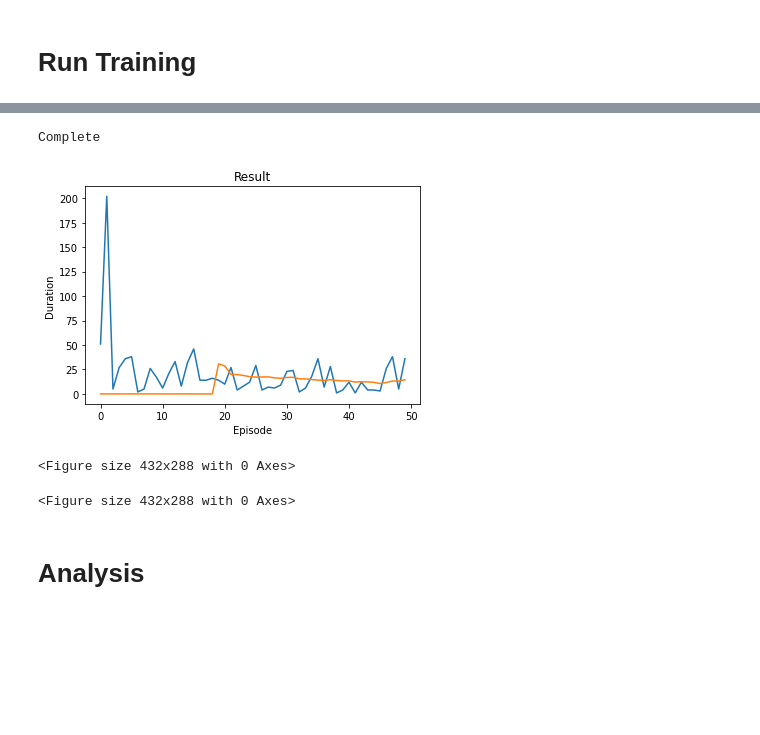
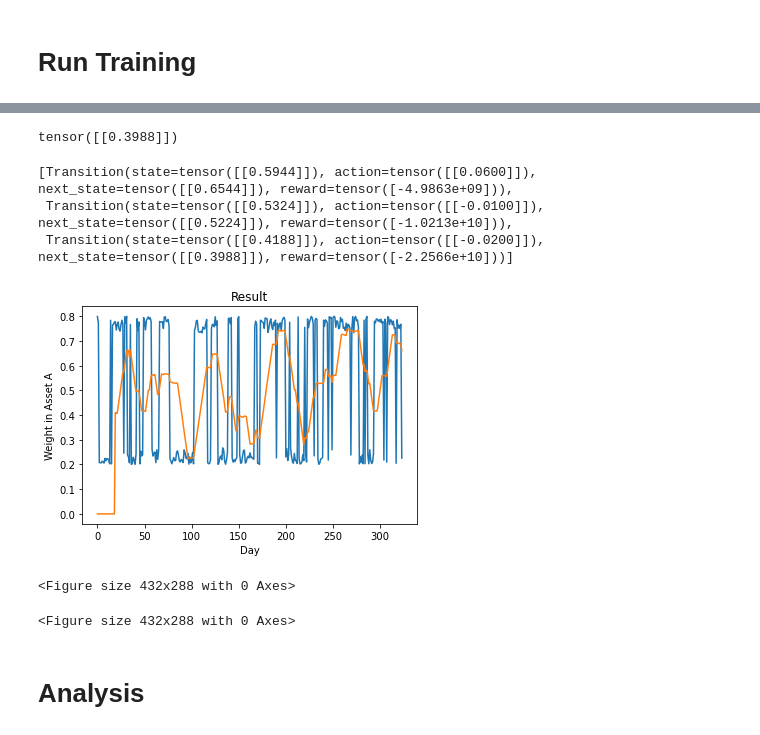
Before and after one commit to roymgabriel/Portfolio-Rebalancing-DQN, a Jupyter notebook: DQN.ipynb, the cells around one changed output, grey strips where cells are left out. Cells and saved outputs as stored; diff of their text form; code cells hidden in the pictures; blank space fills up the shorter version.

Commit message:
Incorporated Mean/Var

```diff
--- a/DQN.ipynb
+++ b/DQN.ipynb
@@ -330,0 +408,2 @@ def optimize_model():
+# %%
+reward = torch.tensor([reward], device=device, dtype=torch.float32)
@@ -331,63 +414,91 @@ def optimize_model():
+# %%
+next_state = torch.tensor(observation, dtype=torch.float32, device=device).unsqueeze(0)
+next_state
+# %% [output]
+tensor([[0.3988]])
+# %%
+memory.push(state, action, next_state, reward)
+state = next_state
+optimize_model()
+# %%
+memory.sample(3)
+# %% [output]
+[Transition(state=tensor([[0.5944]]), action=tensor([[0.0600]]), next_state=tensor([[0.6544]]), reward=tensor([-4.9863e+09])),
+ Transition(state=tensor([[0.5324]]), action=tensor([[-0.0100]]), next_state=tensor([[0.5224]]), reward=tensor([-1.0213e+10])),
+ Transition(state=tensor([[0.4188]]), action=tensor([[-0.0200]]), next_state=tensor([[0.3988]]), reward=tensor([-2.2566e+10]))]
 # %%
-if torch.cuda.is_available():
-    num_episodes = 600
-else:
-    num_episodes = 50
+# if torch.cuda.is_available():
+#     num_episodes = 600
+# else:
+#     num_episodes = 50
+
+num_episodes = 1000
 # %%
+w_A_dict = dict()
 weightA_array = []
 total_cost_array = []
+# TODO: Change num episodes to be in loop and loop outside based on each row in dataframe of data
+for i in range(1, len(returns_df)):
+    w_A_dict[i] = []
 
-for i_episode in range(num_episodes):
-    # Initialize the environment and get it's state
-    state, info = env.reset()
-    state = torch.tensor(state, dtype=torch.float32, device=device).unsqueeze(0)
-    for t in count():
+    # update mean and variance at each time step
+    current_mean, current_var = get_portfolio_stats(ret_df=returns_df, var_df=A, idx_loc=i)
+    env.sigma_current = current_var
+    env.mu = current_mean
+
+    for i_episode in range(num_episodes):
+        # Initialize the environment and get it's state
+        state, info = env.reset()
+        state = torch.tensor(state, dtype=torch.float32, device=device).unsqueeze(0)
+        w_A_dict[i].append(state.squeeze().clone().detach())
+
         action = select_action(state)
         observation, reward, done = env.step(action.item())
-        reward = torch.tensor([reward], device=device)
+        reward = torch.tensor([reward], device=device, dtype=torch.float32)
 
         if done:
             next_state = None
+            # store variables for plotting
+            weightA_array.append(state.squeeze().clone().detach())
+            total_cost_array.append(-reward.squeeze().clone().detach())
         else:
-            # store variables for plotting
-            weightA_array.append(np.float32(state.squeeze()))
-            total_cost_array.append(-np.float32(reward.squeeze()))
-
             # get new state
             next_state = torch.tensor(observation, dtype=torch.float32, device=device).unsqueeze(0)
 
         # Store the transition in memory
         memory.push(state, action, next_state, reward)
 
         # Move to the next state
         state = next_state
 
         # Perform one step of the optimization (on the policy network)
         optimize_model()
 
         # Soft update of the target network's weights
         # θ′ ← τ θ + (1 −τ )θ′
         target_net_state_dict = target_net.state_dict()
         policy_net_state_dict = policy_net.state_dict()
         for key in policy_net_state_dict:
             target_net_state_dict[key] = policy_net_state_dict[key]*TAU + target_net_state_dict[key]*(1-TAU)
         target_net.load_state_dict(target_net_state_dict)
 
+
+
         if done:
-            episode_durations.append(t + 1)
-            plot_durations()
-
+            # episode_durations.append(t + 1)
+            plot_weights(weights=weightA_array)
             break
 
-print('Complete')
-plot_durations(show_result=True)
-plt.ioff()
-plt.show()
+    # print('Complete')
+    # TODO: Plot weights over time
+    # TODO: show when rebalancing occured
+    plot_weights(weights=weightA_array, show_result=True)
+    plt.ioff()
+    plt.show()
 # %% [output]
+[figure, new version]
-Complete
+<Figure size 432x288 with 0 Axes>
-[figure, old version]
 <Figure size 432x288 with 0 Axes>
-<Figure size 432x288 with 0 Axes>
 # %% [markdown]
 # Analysis
 # %%
```
Also changed, not shown: parts of 20 cells of this notebook, 1 other file.
